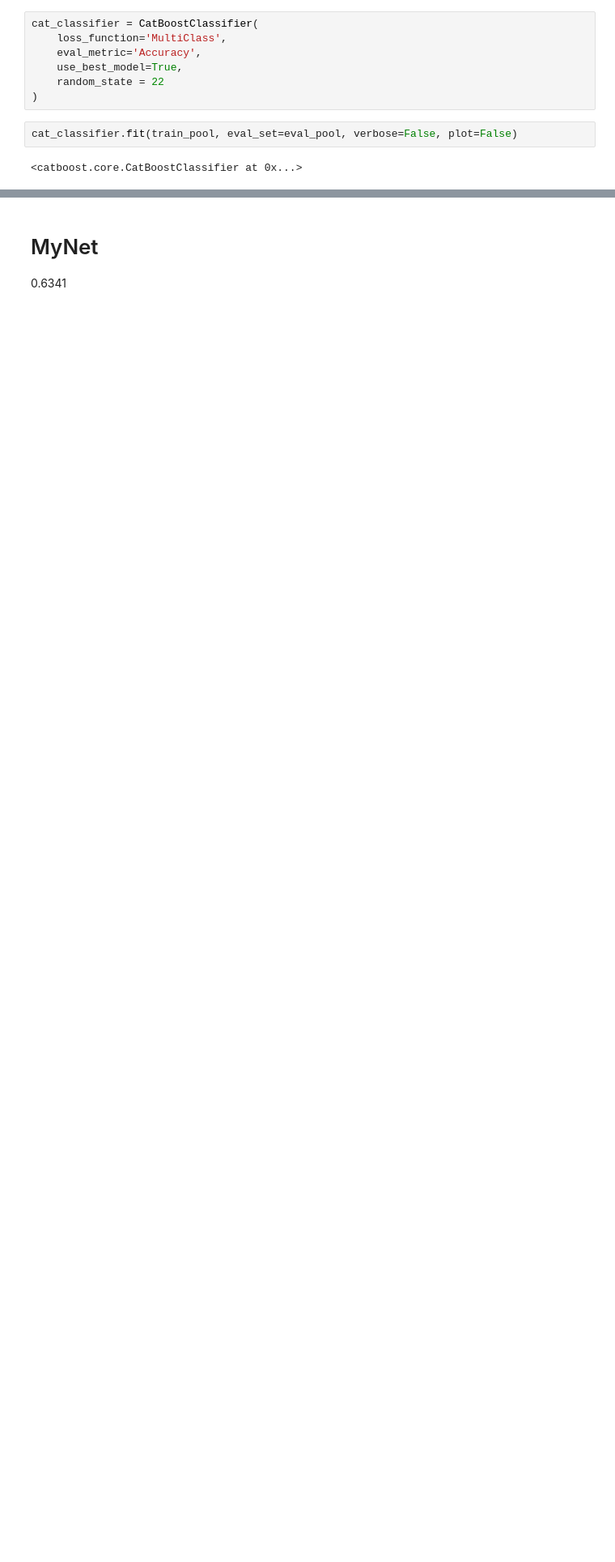
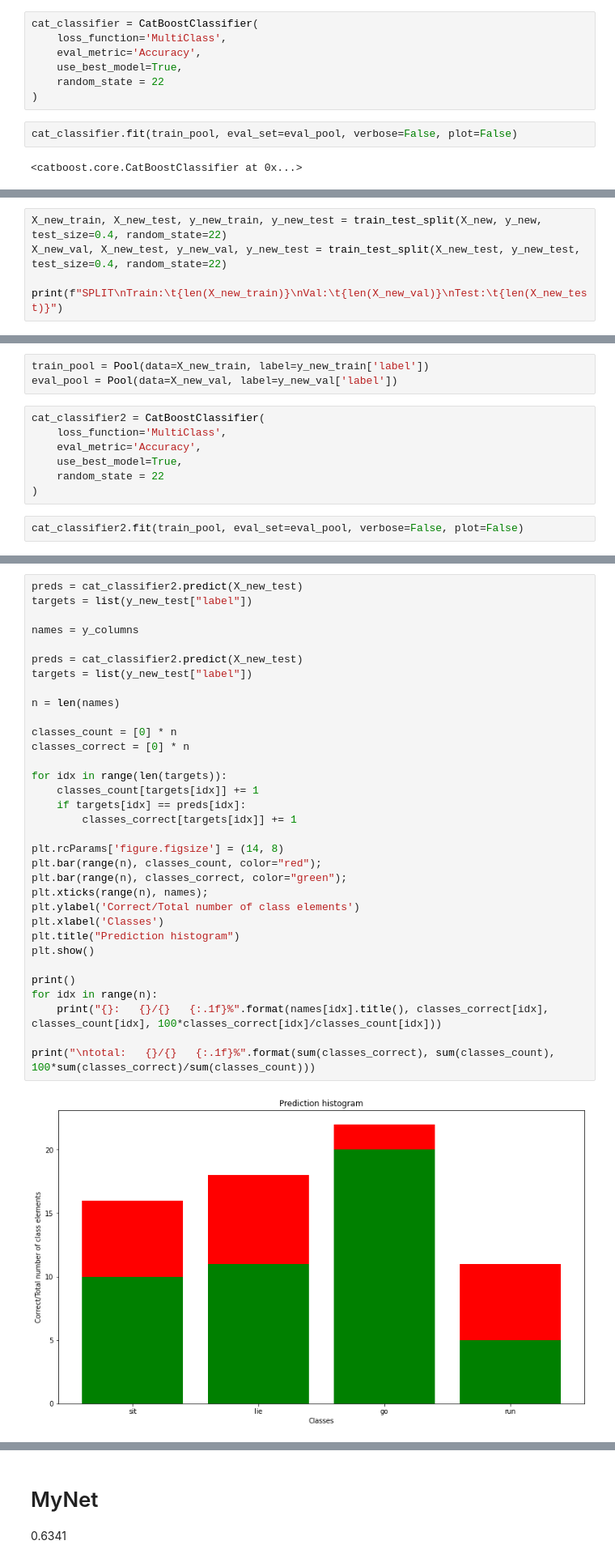
Before and after one commit to Maximrez/Pets-Activity-Interpreter-New, a Jupyter notebook: training_classifier.ipynb, the cells around one changed output, grey strips where cells are left out. Shown: that part at 81% size. Saved outputs shown, nothing was run; the diff lists cells and outputs as text; blank space fills up the shorter version.

```diff
--- a/training_classifier.ipynb
+++ b/training_classifier.ipynb
@@ -244,0 +395,5 @@ cat_classifier.save_model('cat_classifier')
+# %%
+X_new_train, X_new_test, y_new_train, y_new_test = train_test_split(X_new, y_new, test_size=0.4, random_state=22)
+X_new_val, X_new_test, y_new_val, y_new_test = train_test_split(X_new_test, y_new_test, test_size=0.4, random_state=22)
+
+print(f"SPLIT\nTrain:\t{len(X_new_train)}\nVal:\t{len(X_new_val)}\nTest:\t{len(X_new_test)}")
@@ -244,0 +405,12 @@ cat_classifier.save_model('cat_classifier')
+# %%
+train_pool = Pool(data=X_new_train, label=y_new_train['label'])
+eval_pool = Pool(data=X_new_val, label=y_new_val['label'])
+# %%
+cat_classifier2 = CatBoostClassifier(
+    loss_function='MultiClass',
+    eval_metric='Accuracy',
+    use_best_model=True,
+    random_state = 22
+)
+# %%
+cat_classifier2.fit(train_pool, eval_set=eval_pool, verbose=False, plot=False)
@@ -244,0 +424,35 @@ cat_classifier.save_model('cat_classifier')
+# %%
+preds = cat_classifier2.predict(X_new_test)
+targets = list(y_new_test["label"])
+
+names = y_columns
+
+preds = cat_classifier2.predict(X_new_test)
+targets = list(y_new_test["label"])
+
+n = len(names)
+
+classes_count = [0] * n
+classes_correct = [0] * n
+
+for idx in range(len(targets)):
+    classes_count[targets[idx]] += 1
+    if targets[idx] == preds[idx]:
+        classes_correct[targets[idx]] += 1
+
+plt.rcParams['figure.figsize'] = (14, 8)
+plt.bar(range(n), classes_count, color="red");
+plt.bar(range(n), classes_correct, color="green");
+plt.xticks(range(n), names);
+plt.ylabel('Correct/Total number of class elements')
+plt.xlabel('Classes')
+plt.title("Prediction histogram")
+plt.show()
+
+print()
+for idx in range(n):
+    print("{}:   {}/{}   {:.1f}%".format(names[idx].title(), classes_correct[idx], classes_count[idx], 100*classes_correct[idx]/classes_count[idx]))
+
+print("\ntotal:   {}/{}   {:.1f}%".format(sum(classes_correct), sum(classes_count), 100*sum(classes_correct)/sum(classes_count)))
+# %% [output]
+[figure, added]
```
Also changed, not shown: parts of 31 cells of this notebook, 4 other files.
